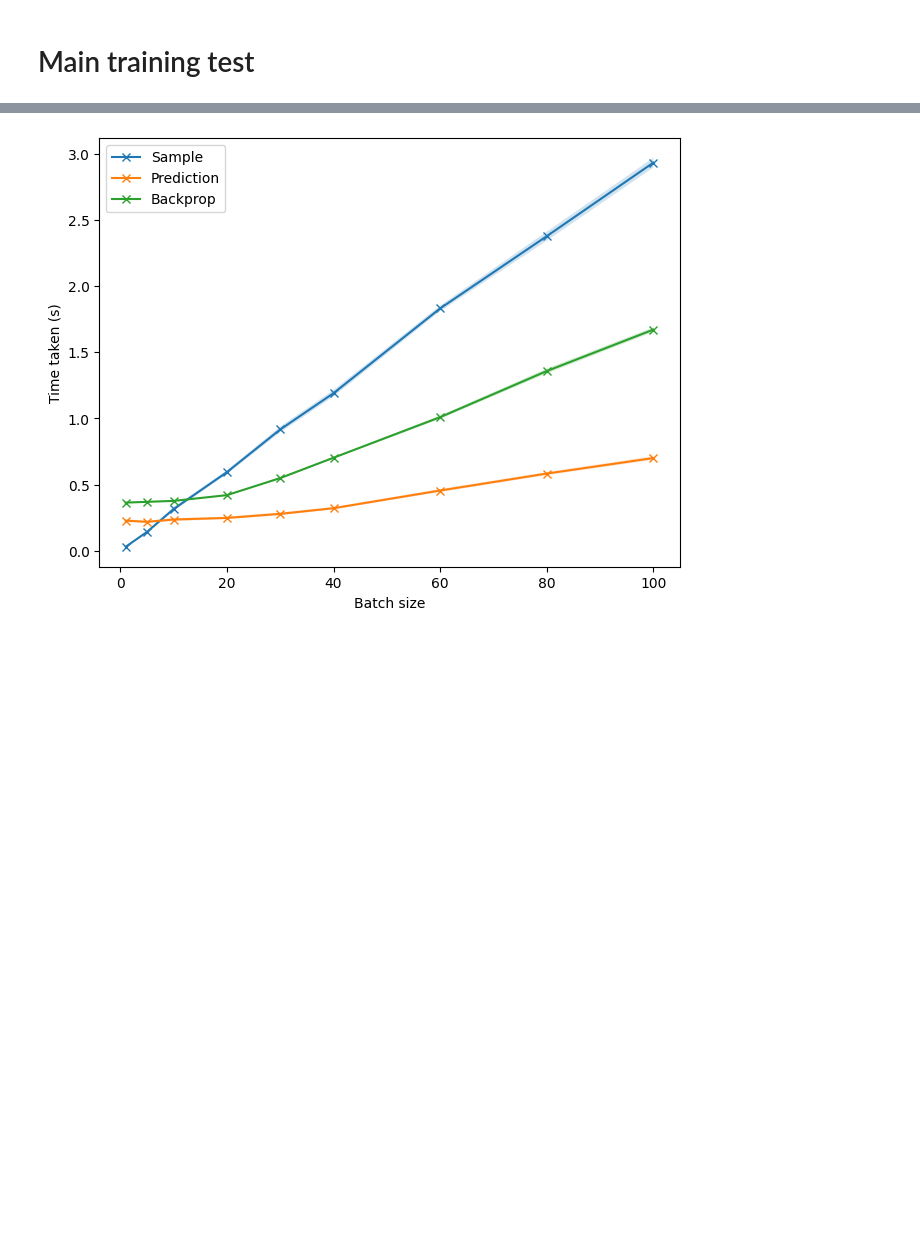
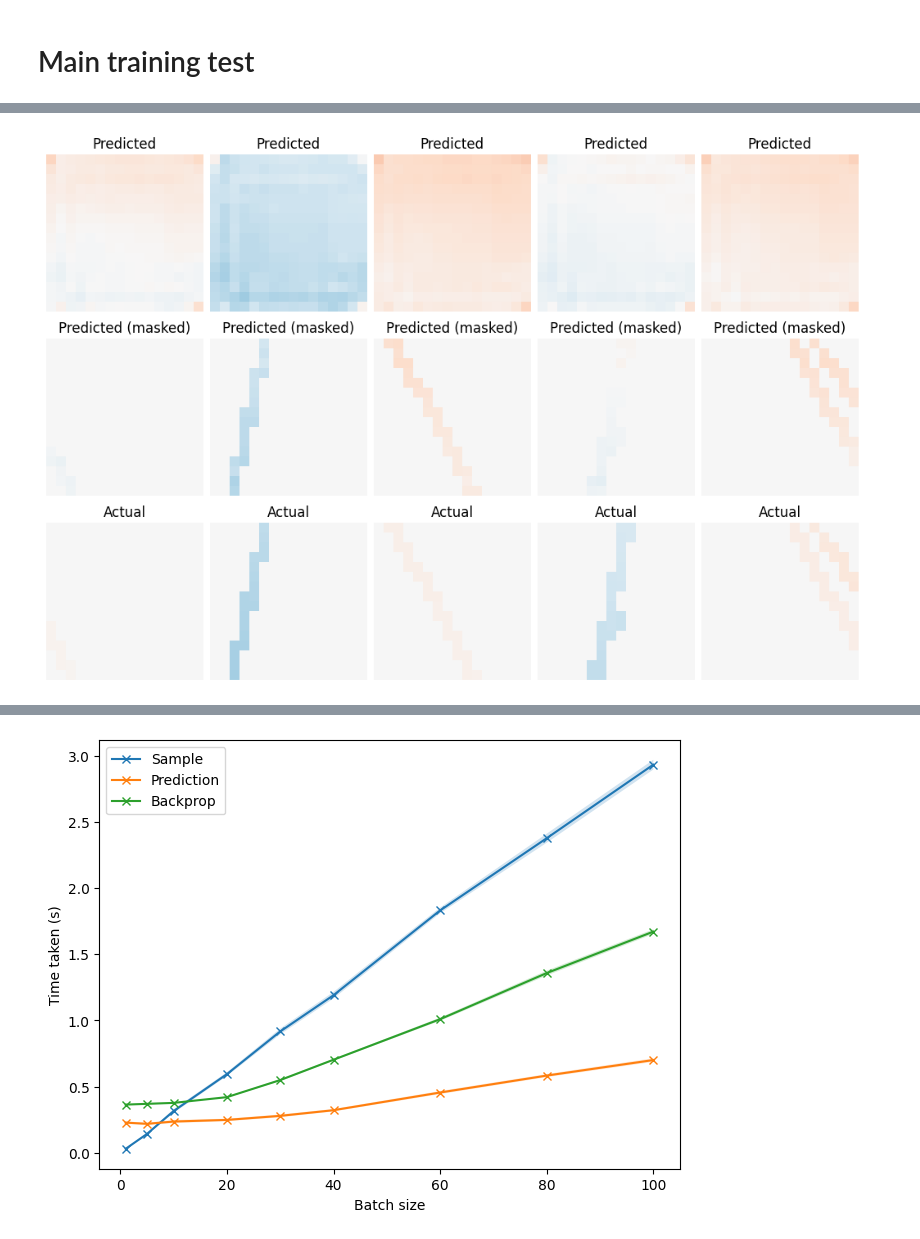
Before and after one commit to greenturtle1134/LAr-VGGT, a Jupyter notebook: train_test.ipynb, the cells around one changed output, grey strips where cells are left out. Cells and saved outputs as stored; diff of their text form; code cells hidden in the pictures; blank space fills up the shorter version.

```diff
--- a/train_test.ipynb
+++ b/train_test.ipynb
@@ -32,2 +52,5 @@ Loaded 51800 events
+# %%
+# This value of L is used solely to scale the depths. Maybe it should be scaled somewhere else
+L = 768
 # %%
 # Initialize model and associated optimizer
@@ -90,16 +114,33 @@ i=900, loss=0.1676492989063263, time=2.56325888261199s
-# %%
-# Take sample
-sample, _, rotations = dataset.choose_events(2, 3)
-patch_counts, all_coords, all_patches = stack_patches(sample)
-patch_counts = torch.Tensor(patch_counts).int().to(device)
-all_coords = torch.Tensor(all_coords).int().to(device)
-all_patches = torch.Tensor(all_patches).to(device)
-
-# Make predictions
-predictions, test_output, patch_start_idx = model(patch_counts, all_coords, all_patches)
-pred_quaternions = predictions["pose_enc"]
-
-# Compute the ground truth
-inverse_first = [x[0].inv() for x in rotations]
-corrected_rotations = [[x*first for x in row] for first, row in zip(inverse_first, rotations)]
-quaternions = torch.tensor(np.array([[r.as_quat() for r in row] for row in corrected_rotations])).to(device).float()
+# %%
+# Graph a set of results over rows
+
+patch_counts, all_coords, all_patches, all_depths = stack_patches(sample)
+patch_counts = torch.Tensor(patch_counts).int().to(device)
+all_coords = torch.Tensor(all_coords).int().to(device)
+all_patches = torch.Tensor(all_patches).to(device)
+all_depths = torch.Tensor(all_depths).to(device) / L
+
+# Make predictions
+predictions, test_output, patch_start_idx = model(patch_counts, all_coords, all_patches)
+pred_depths = predictions["depth"]
+
+mask = all_patches > 0
+
+# Display a given number of tests
+n_tests = 5
+d_tests = 2
+fig, axes = plt.subplots(figsize=(2*n_tests, 6.75), ncols=n_tests, nrows=3, layout="constrained")
+for test_i in range(n_tests):
+    sample_i = n_tests*d_tests + test_i
+    ax1, ax2, ax3 = axes[:,test_i]
+    c = ax1.imshow((pred_depths[sample_i]).detach().cpu().numpy(), origin='lower', cmap='RdBu', vmin=-0.5, vmax=0.5)
+    c = ax2.imshow((pred_depths[sample_i] * mask[sample_i]).detach().cpu().numpy(), origin='lower', cmap='RdBu', vmin=-0.5, vmax=0.5)
+    c = ax3.imshow((all_depths[sample_i]).detach().cpu().numpy(), origin='lower', cmap='RdBu', vmin=-0.5, vmax=0.5)
+    ax1.set_title("Predicted")
+    ax2.set_title("Predicted (masked)")
+    ax3.set_title("Actual")
+    ax1.axis('off')
+    ax2.axis('off')
+    ax3.axis('off')
+# %% [output]
+[figure, added]
```
Also changed, not shown: parts of 15 cells of this notebook, 16 other files.
